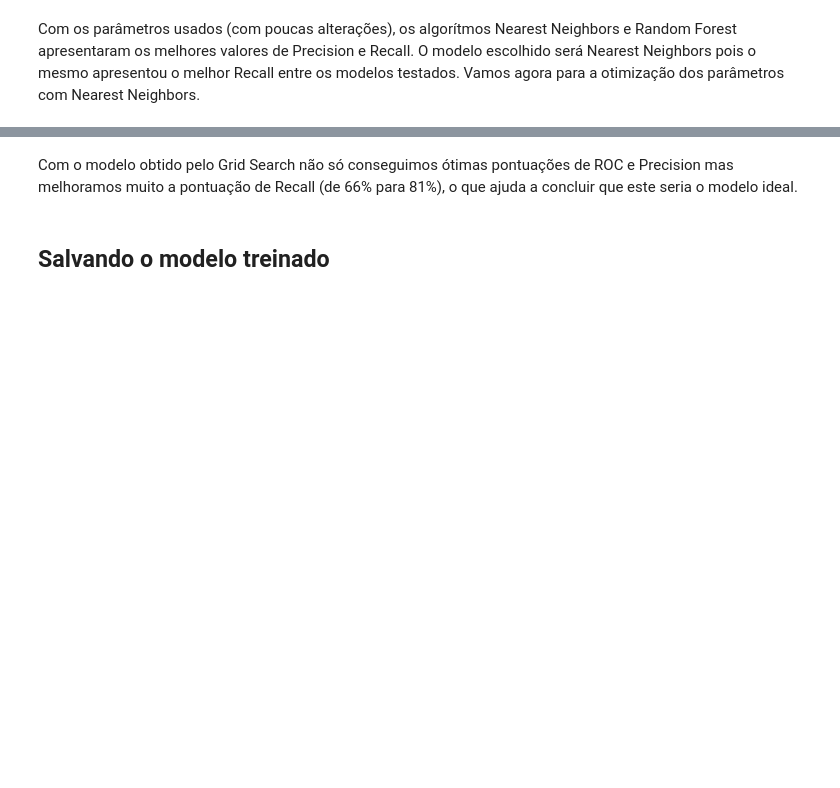
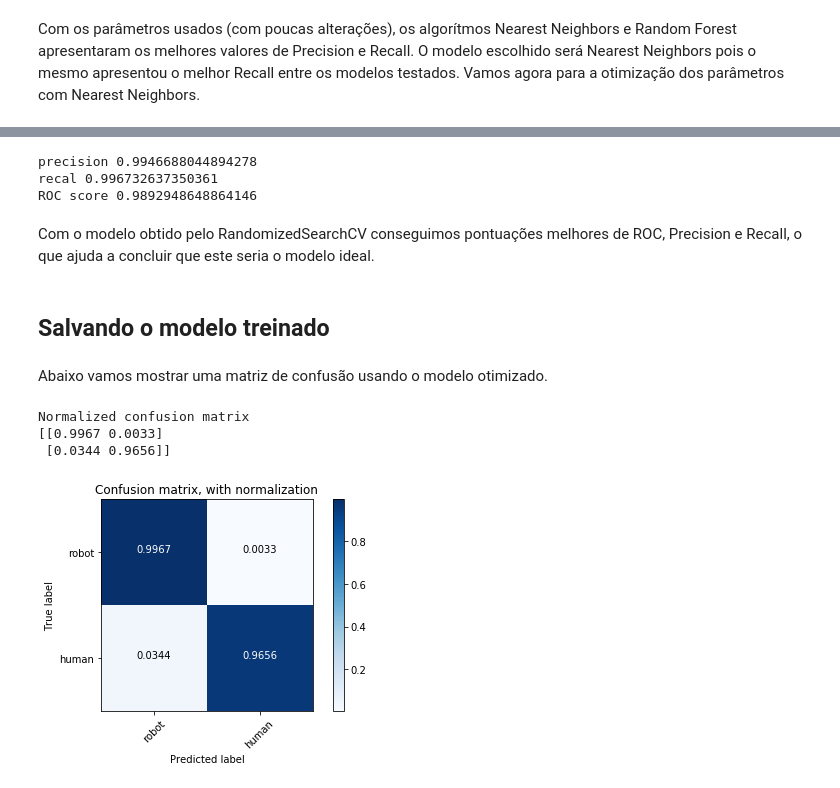
Before and after one commit to rafaelnovello/Machine-Learning-Nanodegree, a Jupyter notebook: 5-Capstone-Project/Project/Facebook-Human-Robot.ipynb, the cells around one changed output, grey strips where cells are left out. Saved outputs shown, nothing was run; the diff lists cells and outputs as text; code cells hidden in the pictures; blank space fills up the shorter version.

```diff
--- a/5-Capstone-Project/Project/Facebook-Human-Robot.ipynb
+++ b/5-Capstone-Project/Project/Facebook-Human-Robot.ipynb
@@ -466,7 +466,7 @@ params = {
     'p':[1, 2]
 }
 
-model = KNeighborsClassifier(n_jobs=3)
+model = KNeighborsClassifier()
 clf = RandomizedSearchCV(model, params, n_jobs=1, verbose=2, n_iter=4)
 clf.fit(X_train, y_train)
 # %% [output]
@@ -480,10 +514,29 @@ y_scores = clf.predict_proba(X_test)[:,1]
 print 'precision', precision_score(y_test, y_pred, pos_label=0)
 print 'recal', recall_score(y_test, y_pred, pos_label=0)
 print 'ROC score', roc_auc_score(y_test, y_scores)
+# %% [output]
+precision 0.9946688044894278
+recal 0.996732637350361
+ROC score 0.9892948648864146
 # %% [markdown]
-Com o modelo obtido pelo Grid Search não só conseguimos ótimas pontuações de ROC e Precision mas melhoramos muito a pontuação de Recall (de 66% para 81%), o que ajuda a concluir que este seria o modelo ideal.
+Com o modelo obtido pelo RandomizedSearchCV conseguimos pontuações melhores de ROC, Precision e Recall, o que ajuda a concluir que este seria o modelo ideal.
 # %% [markdown]
 ## Salvando o modelo treinado
 # %%
 with open('../input/model.pkl', 'wb') as f:
     pickle.dump(clf, f)
+# %% [markdown]
+Abaixo vamos mostrar uma matriz de confusão usando o modelo otimizado.
+# %%
+class_names = ['robot', 'human']
+cnf_matrix = confusion_matrix(y_test, y_pred)
+np.set_printoptions(precision=4)
+
+plt.figure()
+plot_confusion_matrix(cnf_matrix, classes=class_names, normalize=True,
+                      title='Confusion matrix, with normalization')
+# %% [output]
+Normalized confusion matrix
+[[0.9967 0.0033]
+ [0.0344 0.9656]]
+[figure, added]
```
Also changed, not shown: parts of 4 cells of this notebook, 3 other files.
